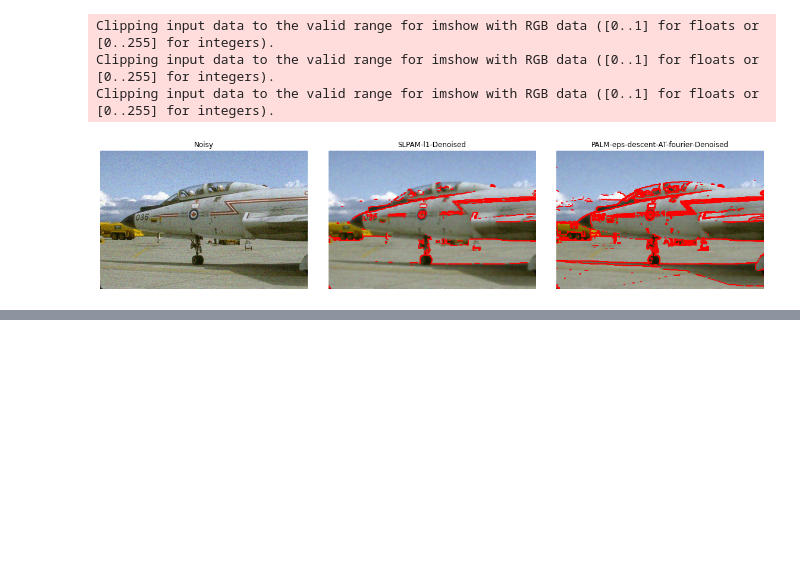
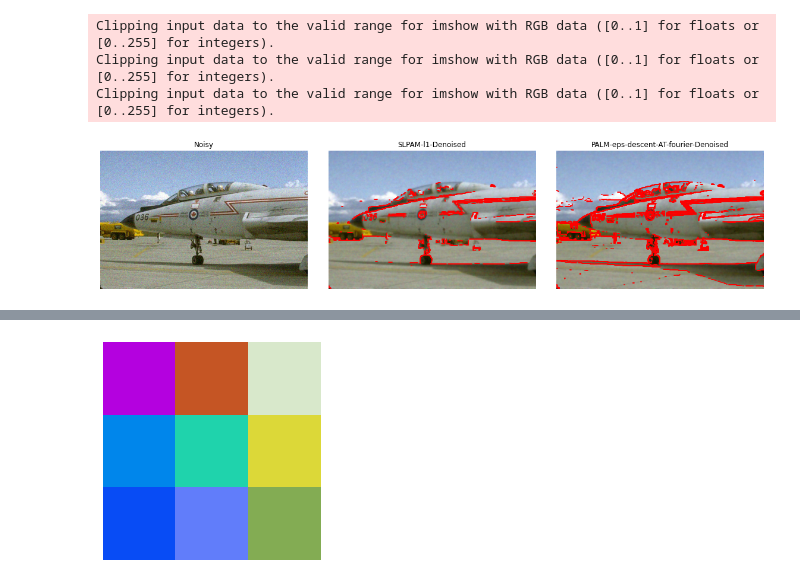
Before and after one commit to HoangTrieuVy/GGS-DMS, a Jupyter notebook: notebooks/Untitled.ipynb, the cells around one changed output, grey strips where cells are left out. Cells and saved outputs as stored; diff of their text form; code cells hidden in the pictures; blank space fills up the shorter version.

```diff
--- a/notebooks/Untitled.ipynb
+++ b/notebooks/Untitled.ipynb
@@ -232,0 +233,17 @@ plt.savefig('eh.png',dpi=300)
+# %%
+import numpy as np
+
+# Generate random RGB values between 0 and 255
+red_channel = np.random.randint(0, 256, size=(3, 3))
+green_channel = np.random.randint(0, 256, size=(3, 3))
+blue_channel = np.random.randint(0, 256, size=(3, 3))
+
+# Combine the channels to create the RGB image
+image = np.stack((red_channel, green_channel, blue_channel), axis=-1)
+# %%
+ax2=plt.figure()
+plt.imshow(image,vmin=0,vmax=1)
+plt.axis('off')
+plt.savefig('edge_pix_joint_color.png',dpi=300)
+# %% [output]
+[figure, added]
```
Also changed, not shown: parts of 19 cells of this notebook, 1 other file.
